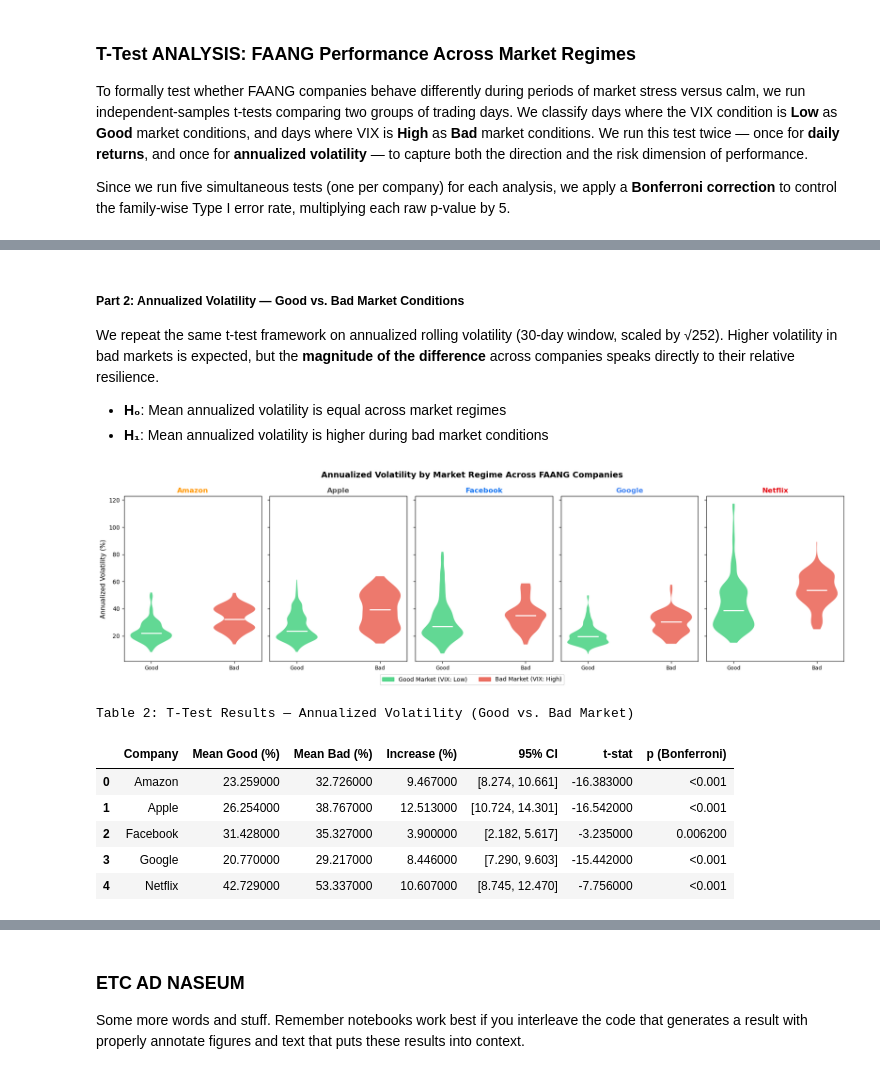
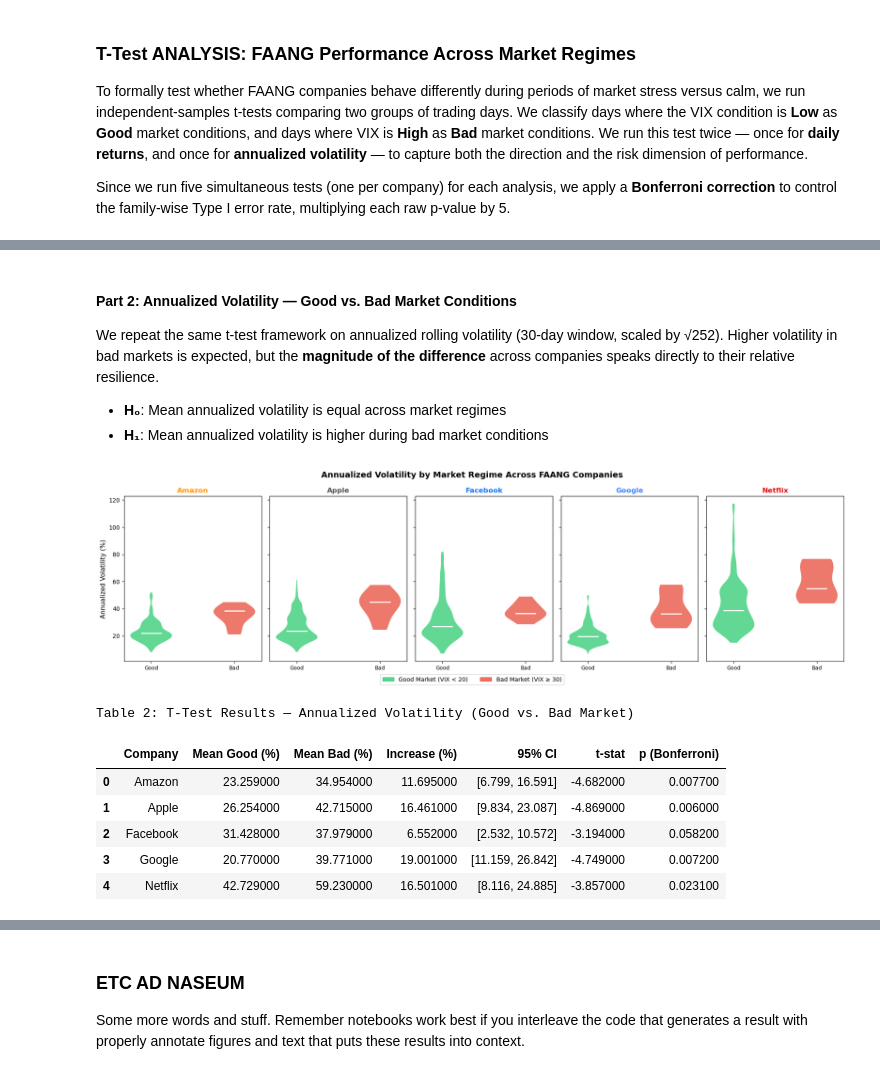
Before and after one commit to COGS108/Group086_WI26, a Jupyter notebook: 03-FinalProject.ipynb, the cells around one changed output, grey strips where cells are left out. Drawn from its saved outputs; the diff is of its cells as text; code cells hidden in the pictures.

```diff
--- a/03-FinalProject.ipynb
+++ b/03-FinalProject.ipynb
@@ -1048,9 +1025,13 @@ import matplotlib.patches as mpatches
 
 faang_df = pd.read_csv('data/02-processed/faang_processed.csv')
 faang_df = faang_df.dropna(subset=['Daily_Log_Return', 'Volatility'])
+
+# Only keep Low (Good) and High (Bad) regime days — Moderate is excluded
+# so the comparison is strictly calm vs. stressed markets
 faang_df['Market_Regime'] = faang_df['vix_regime'].apply(
-    lambda x: 'Good' if x == 'Low' else 'Bad'
+    lambda x: 'Good' if x == 'Low' else ('Bad' if x == 'High' else None)
 )
+faang_df = faang_df.dropna(subset=['Market_Regime'])
 
 companies = sorted(faang_df['Company'].unique())
 COLORS = {'Good': '#2ecc71', 'Bad': '#e74c3c'}
@@ -1058,5 +1039,8 @@ COMPANY_COLORS = {
     'Amazon': '#FF9900', 'Apple': '#555555', 'Facebook': '#1877F2',
     'Google': '#4285F4', 'Netflix': '#E50914'
 }
-good_patch = mpatches.Patch(color=COLORS['Good'], alpha=0.8, label='Good Market (VIX: Low)')
-bad_patch  = mpatches.Patch(color=COLORS['Bad'],  alpha=0.8, label='Bad Market (VIX: High)')
+good_patch = mpatches.Patch(color=COLORS['Good'], alpha=0.8, label='Good Market (VIX < 20)')
+bad_patch  = mpatches.Patch(color=COLORS['Bad'],  alpha=0.8, label='Bad Market (VIX ≥ 30)')
+
+print(f"Good (Low VIX) days : {(faang_df['Market_Regime']=='Good').sum()}")
+print(f"Bad  (High VIX) days: {(faang_df['Market_Regime']=='Bad').sum()}")
@@ -1102,7 +1089,7 @@ for comp in companies:
     sub = faang_df[faang_df['Company'] == comp]
     good = sub[sub['Market_Regime'] == 'Good']['Daily_Log_Return'].dropna()
     bad  = sub[sub['Market_Regime'] == 'Bad']['Daily_Log_Return'].dropna()
-    t, p = stats.ttest_ind(good, bad)
+    t, p = stats.ttest_ind(good, bad, equal_var=False)  # Welch's t-test
     diff = (good.mean() - bad.mean()) * 100
     se = np.sqrt(good.std()**2/len(good) + bad.std()**2/len(bad)) * 100
     ci_lo, ci_hi = diff - 1.96*se, diff + 1.96*se
@@ -1164,5 +1153,5 @@ We **reject H₀** for all five companies. Every FAANG stock earns significantly
 # %% [markdown]
-##### Part 2: Annualized Volatility — Good vs. Bad Market Conditions
+#### Part 2: Annualized Volatility — Good vs. Bad Market Conditions
 
 We repeat the same t-test framework on annualized rolling volatility (30-day window, scaled by √252). Higher volatility in bad markets is expected, but the **magnitude of the difference** across companies speaks directly to their relative resilience.
 
@@ -1192,38 +1181,38 @@ fig.legend(handles=[good_patch, bad_patch], loc='lower center', ncol=2,
 plt.tight_layout()
 plt.show()
 # %% [output]
-[figure, old version]
+[figure, new version]
 # %%
 vol_results = []
 for comp in companies:
     sub = faang_df[faang_df['Company'] == comp]
     good = sub[sub['Market_Regime'] == 'Good']['Volatility'].dropna()
     bad  = sub[sub['Market_Regime'] == 'Bad']['Volatility'].dropna()
-    t, p = stats.ttest_ind(good, bad)
+    t, p = stats.ttest_ind(good, bad, equal_var=False)  # Welch's t-test
     diff = (bad.mean() - good.mean()) * 100
     se = np.sqrt(good.std()**2/len(good) + bad.std()**2/len(bad)) * 100
     ci_lo, ci_hi = diff - 1.96*se, diff + 1.96*se
     p_bonf = min(p * 5, 1.0)
     vol_results.append({
         'Company':        comp,
         'Mean Good (%)':  round(good.mean()*100, 3),
         'Mean Bad (%)':   round(bad.mean()*100, 3),
         'Increase (%)':   round(diff, 3),
         '95% CI':         '[{:.3f}, {:.3f}]'.format(ci_lo, ci_hi),
         't-stat':         round(t, 3),
         'p (Bonferroni)': '<0.001' if p_bonf < 0.001 else round(p_bonf, 4)
     })
 
 vol_df = pd.DataFrame(vol_results)
 display(vol_df.style.set_caption('Table 2: T-Test Results — Annualized Volatility (Good vs. Bad Market)'))
 # %% [output]
 Table 2: T-Test Results — Annualized Volatility (Good vs. Bad Market)
 |  | Company | Mean Good (%) | Mean Bad (%) | Increase (%) | 95% CI | t-stat | p (Bonferroni) |
-| 0 | Amazon | 23.259000 | 32.726000 | 9.467000 | [8.274, 10.661] | -16.383000 | <0.001 |
-| 1 | Apple | 26.254000 | 38.767000 | 12.513000 | [10.724, 14.301] | -16.542000 | <0.001 |
-| 2 | Facebook | 31.428000 | 35.327000 | 3.900000 | [2.182, 5.617] | -3.235000 | 0.006200 |
-| 3 | Google | 20.770000 | 29.217000 | 8.446000 | [7.290, 9.603] | -15.442000 | <0.001 |
-| 4 | Netflix | 42.729000 | 53.337000 | 10.607000 | [8.745, 12.470] | -7.756000 | <0.001 |
+| 0 | Amazon | 23.259000 | 34.954000 | 11.695000 | [6.799, 16.591] | -4.682000 | 0.007700 |
+| 1 | Apple | 26.254000 | 42.715000 | 16.461000 | [9.834, 23.087] | -4.869000 | 0.006000 |
+| 2 | Facebook | 31.428000 | 37.979000 | 6.552000 | [2.532, 10.572] | -3.194000 | 0.058200 |
+| 3 | Google | 20.770000 | 39.771000 | 19.001000 | [11.159, 26.842] | -4.749000 | 0.007200 |
+| 4 | Netflix | 42.729000 | 59.230000 | 16.501000 | [8.116, 24.885] | -3.857000 | 0.023100 |
 # %%
 fig, ax = plt.subplots(figsize=(11, 5))
 bar_colors = [COMPANY_COLORS[c] for c in vol_df['Company']]
```
Also changed, not shown: parts of 24 cells of this notebook, 2 other files.
